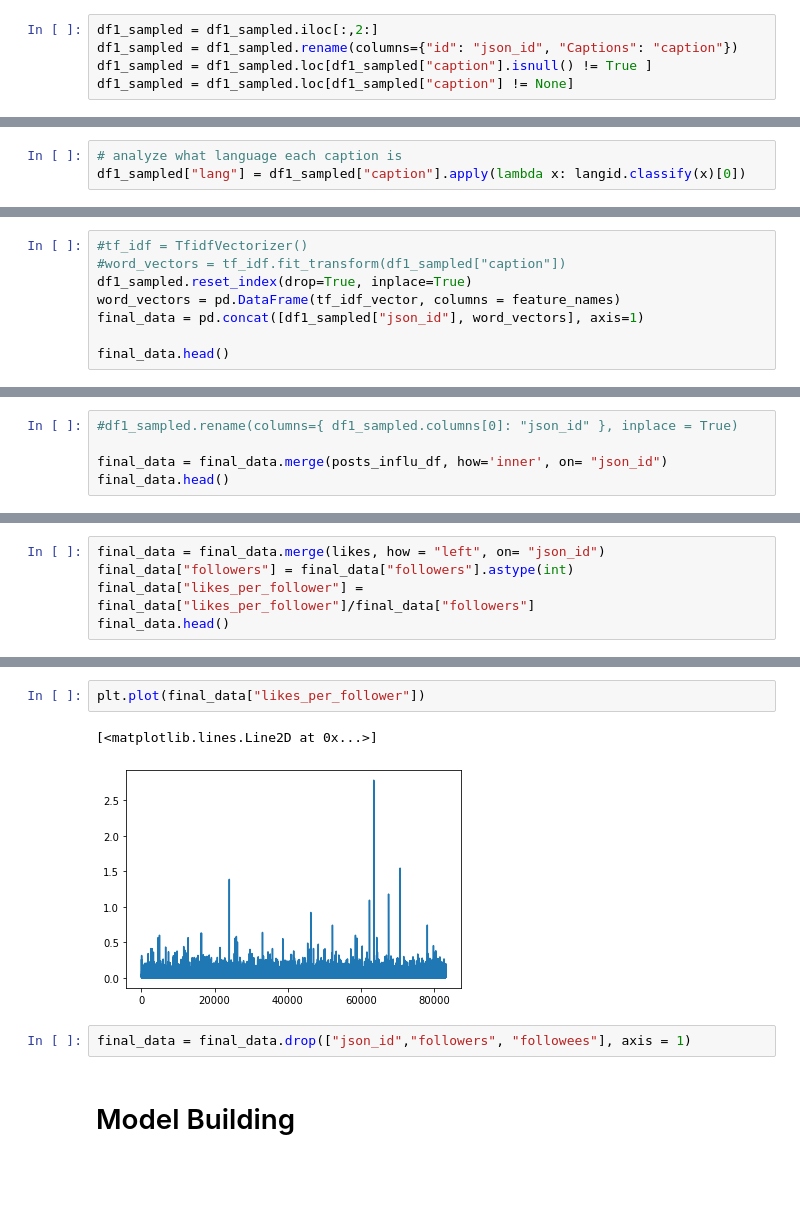
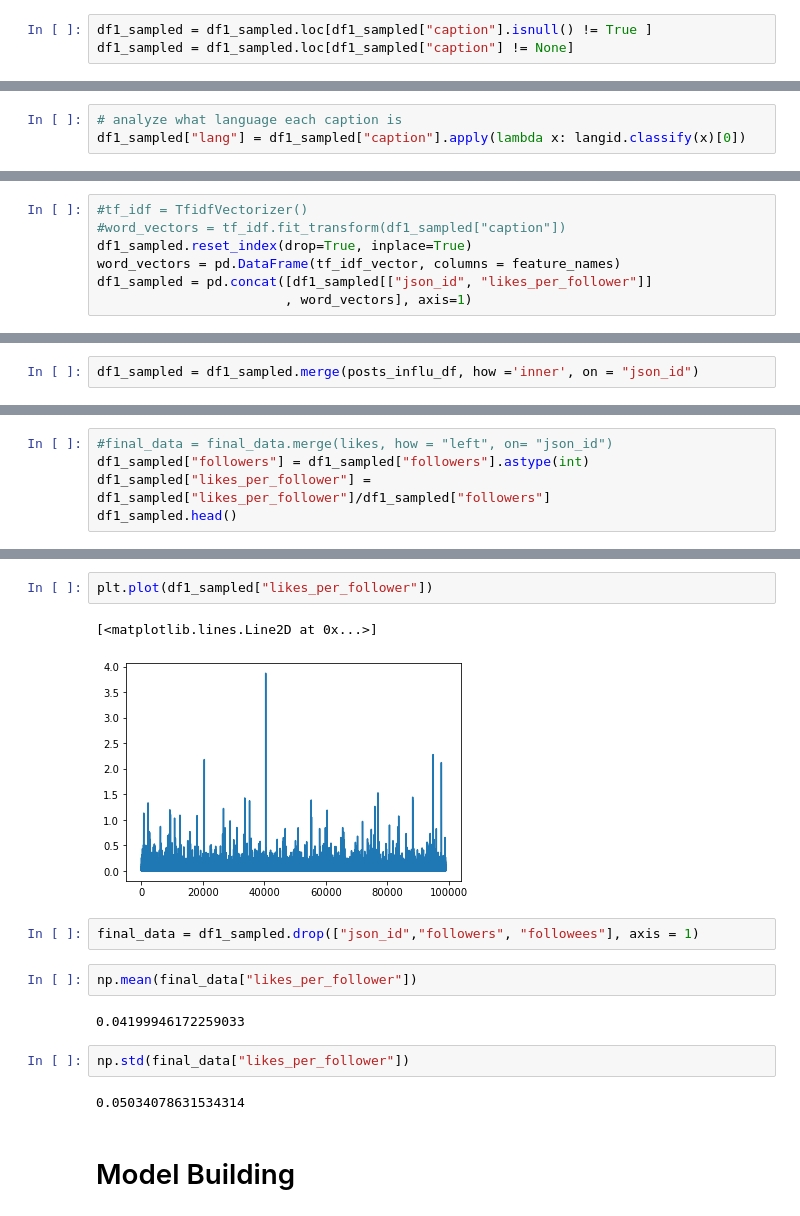
Before and after one commit to chouche7/Instagram-Caption-Analysis, a Jupyter notebook: instagram_nlp_final.ipynb, the cells around one changed output, grey strips where cells are left out. Drawn from its saved outputs; the diff is of its cells as text; blank space fills up the shorter version.

```diff
--- a/instagram_nlp_final.ipynb
+++ b/instagram_nlp_final.ipynb
@@ -211,6 +236,4 @@ df1_sampled.shape
 # %%
-df1_sampled = df1_sampled.iloc[:,2:]
-df1_sampled = df1_sampled.rename(columns={"id": "json_id", "Captions": "caption"})
 df1_sampled = df1_sampled.loc[df1_sampled["caption"].isnull() != True ]
 df1_sampled = df1_sampled.loc[df1_sampled["caption"] != None]
 # %% [markdown]
@@ -315,6 +338,5 @@ df_tfifd.sort_values(by=["tfidf"],ascending=False)
 #word_vectors = tf_idf.fit_transform(df1_sampled["caption"])
 df1_sampled.reset_index(drop=True, inplace=True)
 word_vectors = pd.DataFrame(tf_idf_vector, columns = feature_names)
-final_data = pd.concat([df1_sampled["json_id"], word_vectors], axis=1)
-
-final_data.head()
+df1_sampled = pd.concat([df1_sampled[["json_id", "likes_per_follower"]]
+                        , word_vectors], axis=1)
@@ -329,5 +343,2 @@ final_data.head()
 # %%
-#df1_sampled.rename(columns={ df1_sampled.columns[0]: "json_id" }, inplace = True)
-
-final_data = final_data.merge(posts_influ_df, how='inner', on= "json_id")
-final_data.head()
+df1_sampled = df1_sampled.merge(posts_influ_df, how ='inner', on = "json_id")
@@ -368,6 +349,6 @@ likes = likes.rename(columns={"id": "json_id", "edge_media_preview_like_count":
 # %%
-final_data = final_data.merge(likes, how = "left", on= "json_id")
-final_data["followers"] = final_data["followers"].astype(int)
-final_data["likes_per_follower"] = final_data["likes_per_follower"]/final_data["followers"]
-final_data.head()
+#final_data = final_data.merge(likes, how = "left", on= "json_id")
+df1_sampled["followers"] = df1_sampled["followers"].astype(int)
+df1_sampled["likes_per_follower"] = df1_sampled["likes_per_follower"]/df1_sampled["followers"]
+df1_sampled.head()
 # %% [output]
@@ -380,11 +361,19 @@ final_data.head()
 5 rows × 526 columns
 # %%
-plt.plot(final_data["likes_per_follower"])
+plt.plot(df1_sampled["likes_per_follower"])
 # %% [output]
 [<matplotlib.lines.Line2D at 0x...>]
-[figure, old version]
+[figure, new version]
 # %%
-final_data = final_data.drop(["json_id","followers", "followees"], axis = 1)
+final_data = df1_sampled.drop(["json_id","followers", "followees"], axis = 1)
+# %%
+np.mean(final_data["likes_per_follower"])
+# %% [output]
+0.04199946172259033
+# %%
+np.std(final_data["likes_per_follower"])
+# %% [output]
+0.05034078631534314
 # %% [markdown]
 # Model Building
 # %% [markdown]
```
Also changed, not shown: parts of 61 cells of this notebook.
